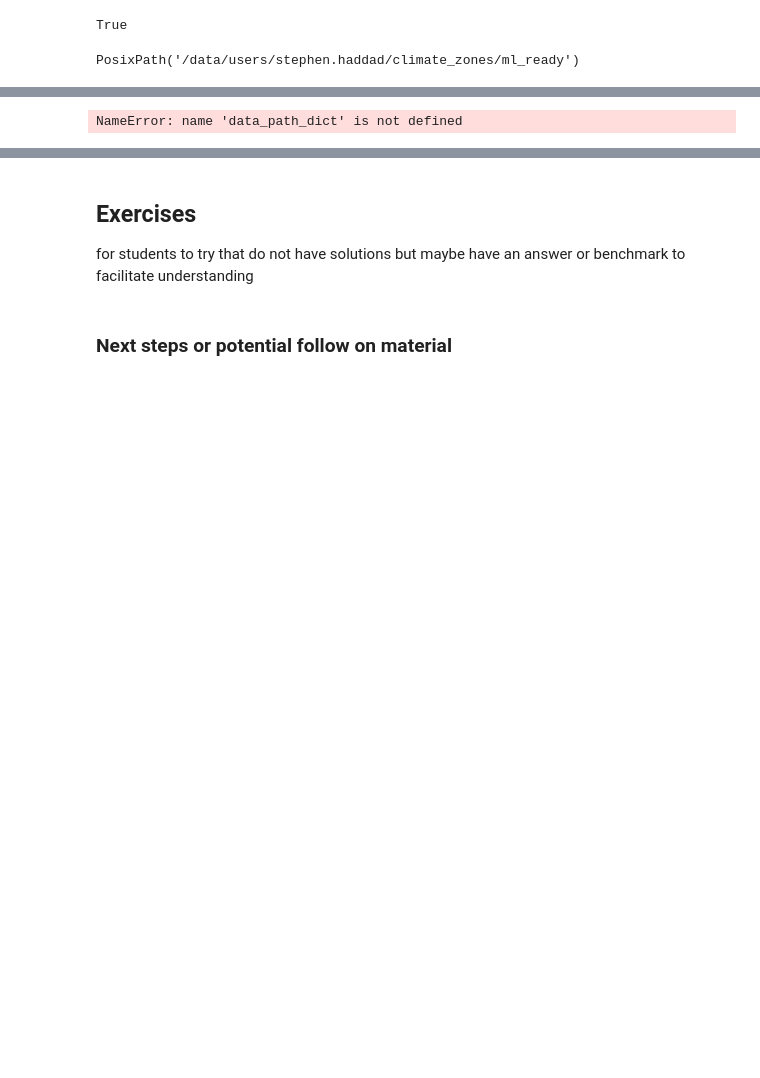
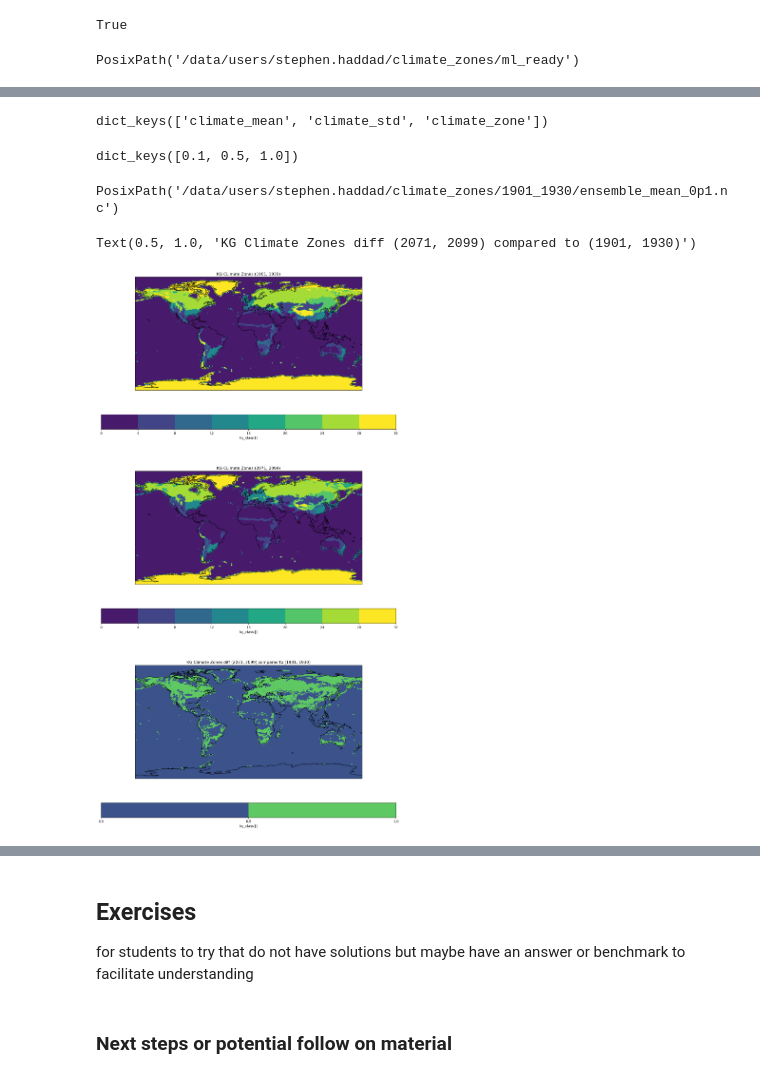
Before and after one commit to MetOffice/ai4c_hackathon, a Jupyter notebook: notebooks/ClimateZones_DataExploration.ipynb, the cells around one changed output, grey strips where cells are left out. Drawn from its saved outputs; the diff is of its cells as text; code cells hidden in the pictures; blank space fills up the shorter version.

Commit message:
#10 started populating climate zones notebook.

```diff
--- a/notebooks/ClimateZones_DataExploration.ipynb
+++ b/notebooks/ClimateZones_DataExploration.ipynb
@@ -99,0 +223,12 @@ current_res = 1.0
+# %%
+def get_data_path(root_dir, time_period, scenario_id, prefix, resolution_str, suffix) :
+    start_year = time_period[0]
+    end_year = time_period[1]
+    if scenario_id == historic_scenario_str:
+        data_dir = root_data_dir / time_dir_template.format(start_year=start_year,end_year=end_year)
+    else:
+        data_dir = root_data_dir / time_dir_template.format(start_year=start_year,end_year=end_year) / scenario_id
+    data_fname = fname_template.format(prefix=prefix,
+                                       res=resolution_str,
+                                       suffix=format_str)
+    return data_dir / data_fname
@@ -100,16 +265,52 @@ current_res = 1.0
+# %%
+data_path_dict[(1901,1930)]['historic'].keys()
+# %% [output]
+dict_keys(['climate_mean', 'climate_std', 'climate_zone'])
+# %%
+data_path_dict[(1901,1930)]['historic']['climate_mean'].keys()
+# %% [output]
+dict_keys([0.1, 0.5, 1.0])
+# %%
+data_path_dict[(1901,1930)]['historic']['climate_mean'][0.1]
+# %% [output]
+PosixPath('/data/users/stephen.haddad/climate_zones/1901_1930/ensemble_mean_0p1.nc')
+# %%
+select_historic = (1901,1930)
+select_future = (2071,2099)
+select_future_scenario = 'ssp370'
 # %%
 data_dict = {
     current_period: {
-        scenario_id: {ds_id: xarray.open_dataset(current_path) for ds_id, current_path in ds_dict.items()} for scenario_id, ds_dict in data_path_dict[current_period].items()
-    } for current_period in [(1901,1930), (2071,2099)]
+        scenario_id: {ds_id: xarray.open_dataset(res_path_dict[1.0]) for ds_id, res_path_dict in ds_dict.items()} for scenario_id, ds_dict in data_path_dict[current_period].items()
+    } for current_period in [select_historic, select_future]
 }
-# %% [output]
-NameError: name 'data_path_dict' is not defined
 # %%
-fig1 = matplotlib.pyplot.figure(figsize=(16,10))
+fig1 = matplotlib.pyplot.figure(figsize=(16,30))
 
-ax1 = fig1.add_subplot(1,1,1 ,projection=cartopy.crs.PlateCarree(),)
-plot_ds = data_dict[list(time_periods.keys())[0]][historic_scenario_str]['climate_zone']['kg_class']
-plot_ds.plot.contourf(ax=ax1, transform=cartopy.crs.PlateCarree())
+ax1 = fig1.add_subplot(3,1,1 ,projection=cartopy.crs.PlateCarree(),)
+data_dict[select_historic][historic_scenario_str]['climate_zone']['kg_class'].plot.contourf(ax=ax1,
+                                                                                            transform=cartopy.crs.PlateCarree(),
+                                                                                            cbar_kwargs={"location": "bottom"},
+                                                                                           )
 ax1.coastlines()
-ax1.set_title(f'KG CLimate Zones {list(time_periods.keys())[0]}')
+ax1.set_title(f'KG CLimate Zones {select_historic}')
+
+ax1 = fig1.add_subplot(3,1,2 ,projection=cartopy.crs.PlateCarree(),)
+data_dict[select_future][select_future_scenario]['climate_zone']['kg_class'].plot.contourf(ax=ax1,
+                                                                                           transform=cartopy.crs.PlateCarree(),
+                                                                                           cbar_kwargs={"location": "bottom"},
+                                                                                          )
+ax1.coastlines()
+ax1.set_title(f'KG CLimate Zones {select_future}')
+
+ax1 = fig1.add_subplot(3,1,3 ,projection=cartopy.crs.PlateCarree(),)
+diff_arr = data_dict[select_future][select_future_scenario]['climate_zone']['kg_class'] != data_dict[select_historic][historic_scenario_str]['climate_zone']['kg_class']
+diff_arr.plot.contourf(ax=ax1,
+                       transform=cartopy.crs.PlateCarree(),
+                       cbar_kwargs={"location": "bottom"},
+                      )
+ax1.coastlines()
+ax1.set_title(f'KG Climate Zones diff {select_future} compared to {select_historic}')
+# %% [output]
+Text(0.5, 1.0, 'KG Climate Zones diff (2071, 2099) compared to (1901, 1930)')
+[figure, added]
```
Also changed, not shown: parts of 35 cells of this notebook.
